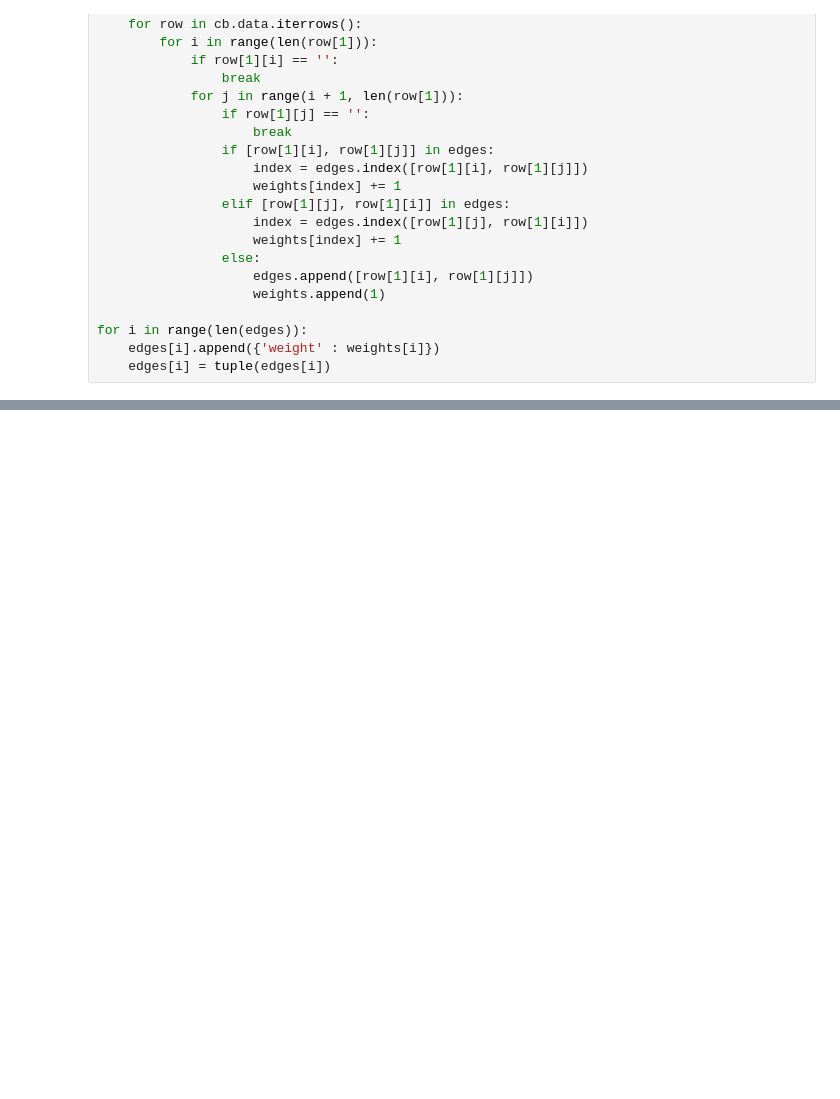
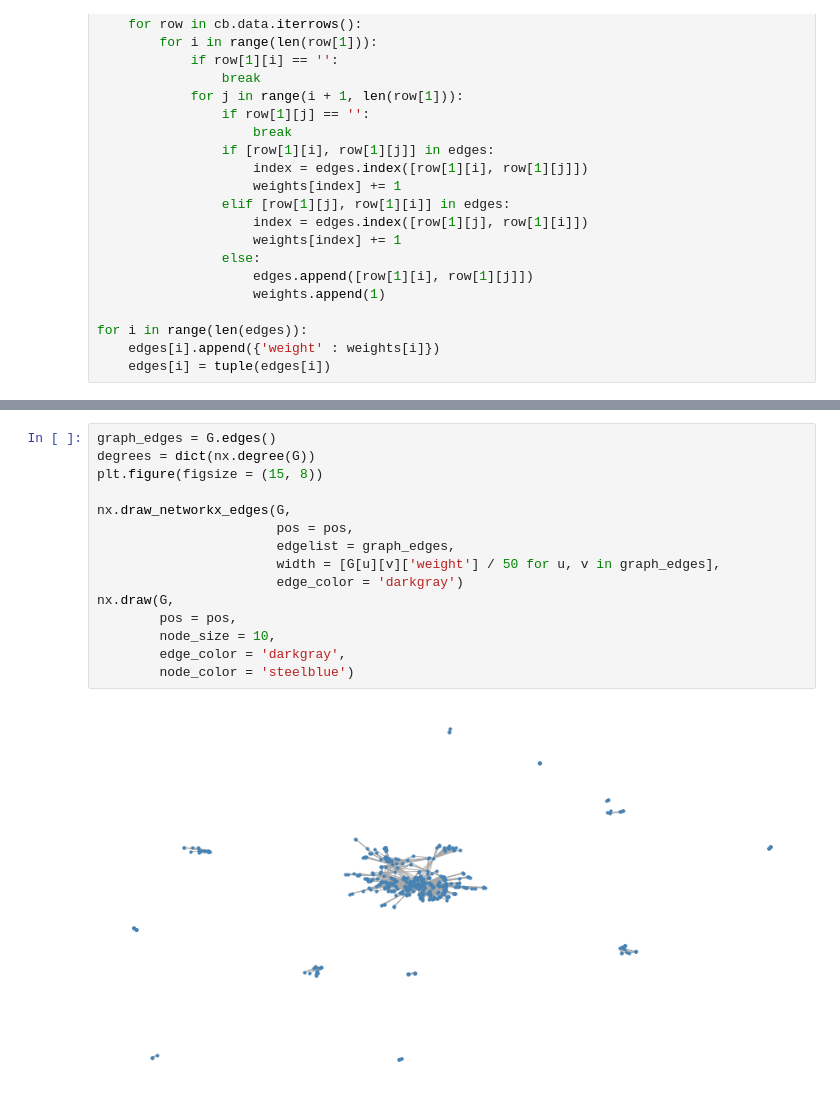
Before and after one commit to jvprimakipr/TDM_TMJ_Network, a Jupyter notebook: Code/Network.ipynb, the cells around one changed output, grey strips where cells are left out. Cells and saved outputs as stored; diff of their text form; blank space fills up the shorter version.

```diff
--- a/Code/Network.ipynb
+++ b/Code/Network.ipynb
@@ -51,0 +54,17 @@ nx.draw(G, node_size = 10)
+# %%
+graph_edges = G.edges()
+degrees = dict(nx.degree(G))
+plt.figure(figsize = (15, 8))
+
+nx.draw_networkx_edges(G,
+                       pos = pos,
+                       edgelist = graph_edges,
+                       width = [G[u][v]['weight'] / 50 for u, v in graph_edges],
+                       edge_color = 'darkgray')
+nx.draw(G,
+        pos = pos,
+        node_size = 10,
+        edge_color = 'darkgray',
+        node_color = 'steelblue')
+# %% [output]
+[figure, added]
```
Also changed, not shown: parts of 4 cells of this notebook, 1 other file.
